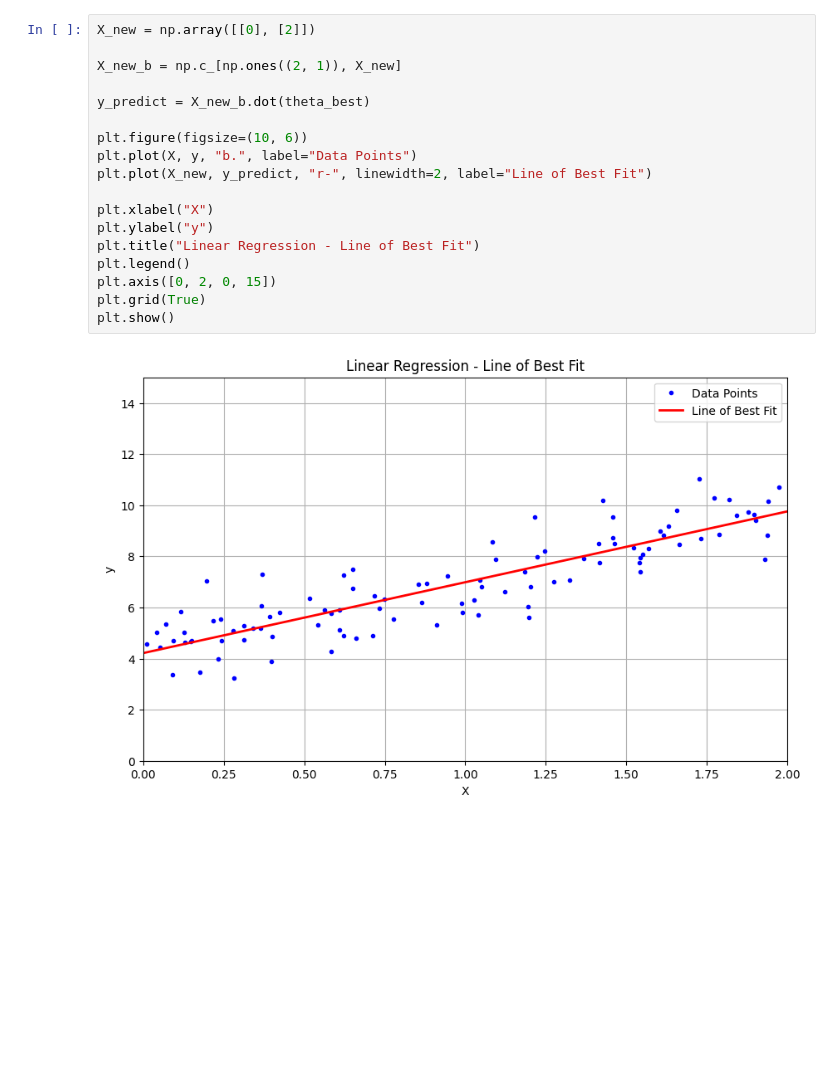
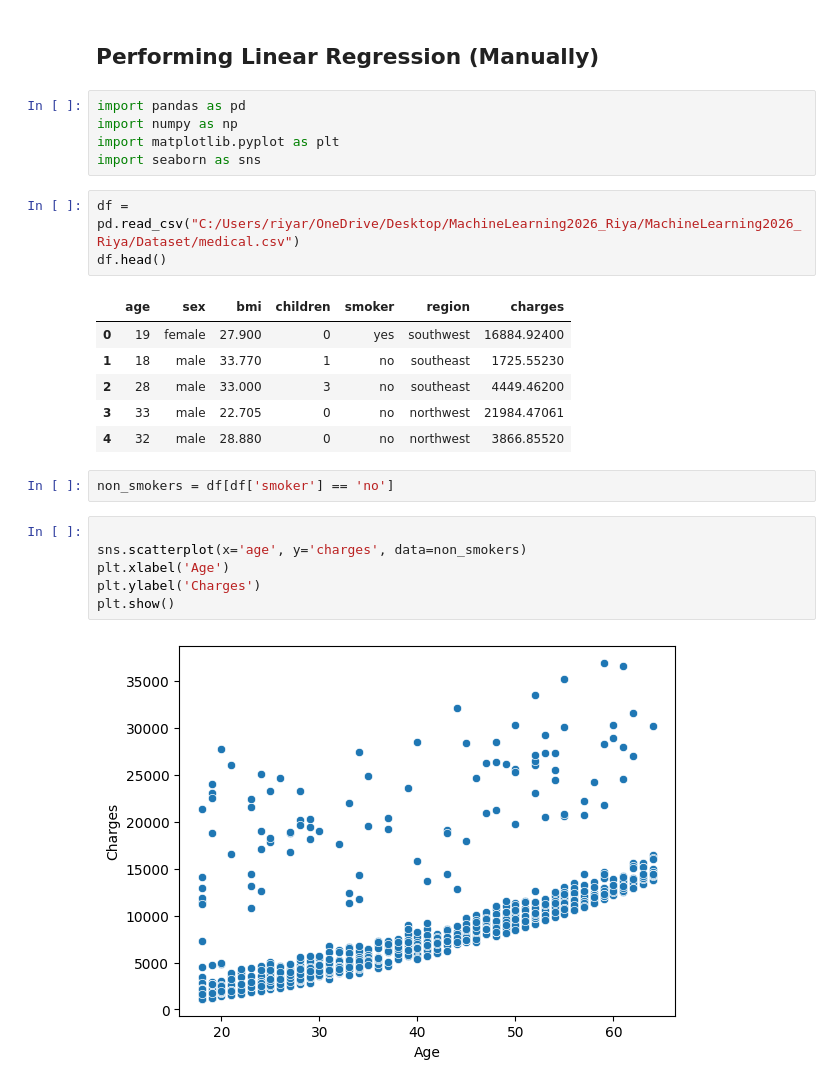
Before and after one commit to riyarastogi08/MachineLearning2026_Riya, a Jupyter notebook: Dataset/Labs/Lab2/linearRegression.ipynb, the cells around one changed output. Cells and saved outputs as stored; diff of their text form; blank space fills up the shorter version.

```diff
--- a/Dataset/Labs/Lab2/linearRegression.ipynb
+++ b/Dataset/Labs/Lab2/linearRegression.ipynb
@@ -20,20 +1,27 @@ Coefficient (Weight): 2.77
-# %%
-X_new = np.array([[0], [2]])
-
-X_new_b = np.c_[np.ones((2, 1)), X_new]
-
-y_predict = X_new_b.dot(theta_best)
-
-plt.figure(figsize=(10, 6))
-plt.plot(X, y, "b.", label="Data Points")
-plt.plot(X_new, y_predict, "r-", linewidth=2, label="Line of Best Fit")
-
-plt.xlabel("X")
-plt.ylabel("y")
-plt.title("Linear Regression - Line of Best Fit")
-plt.legend()
-plt.axis([0, 2, 0, 15])
-plt.grid(True)
-plt.show()
-# %% [output]
-[figure, removed]
+# %% [markdown]
+## Performing Linear Regression (Manually)
+# %%
+import pandas as pd
+import numpy as np
+import matplotlib.pyplot as plt
+import seaborn as sns
+# %%
+df = pd.read_csv("C:/Users/riyar/OneDrive/Desktop/MachineLearning2026_Riya/MachineLearning2026_Riya/Dataset/medical.csv")
+df.head()
+# %% [output]
+|  | age | sex | bmi | children | smoker | region | charges |
+| 0 | 19 | female | 27.900 | 0 | yes | southwest | 16884.92400 |
+| 1 | 18 | male | 33.770 | 1 | no | southeast | 1725.55230 |
+| 2 | 28 | male | 33.000 | 3 | no | southeast | 4449.46200 |
+| 3 | 33 | male | 22.705 | 0 | no | northwest | 21984.47061 |
+| 4 | 32 | male | 28.880 | 0 | no | northwest | 3866.85520 |
+# %%
+non_smokers = df[df['smoker'] == 'no']
+# %%
+
+sns.scatterplot(x='age', y='charges', data=non_smokers)
+plt.xlabel('Age')
+plt.ylabel('Charges')
+plt.show()
+# %% [output]
+[figure, added]
```
Also changed, not shown: parts of 8 cells of this notebook, 3 other files.
